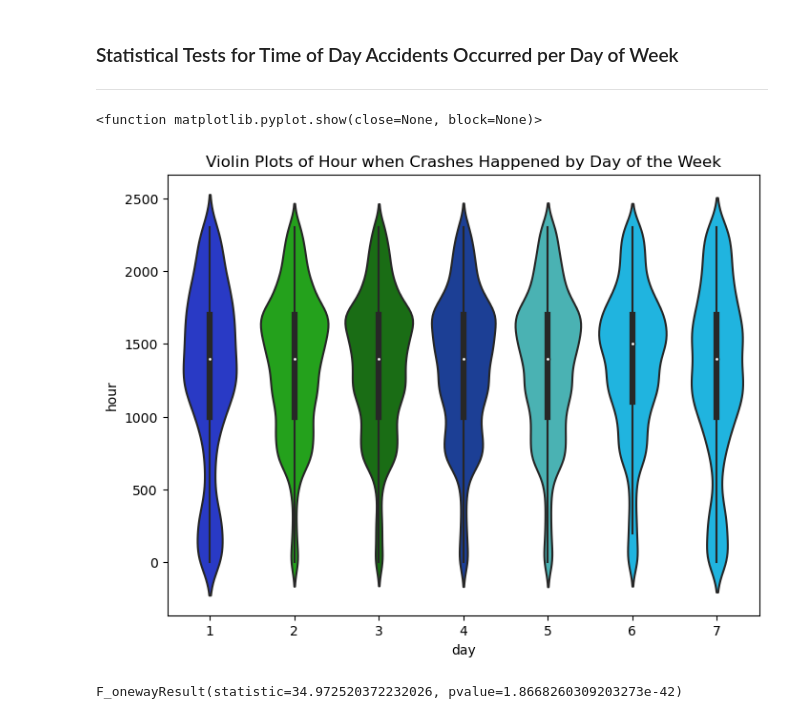
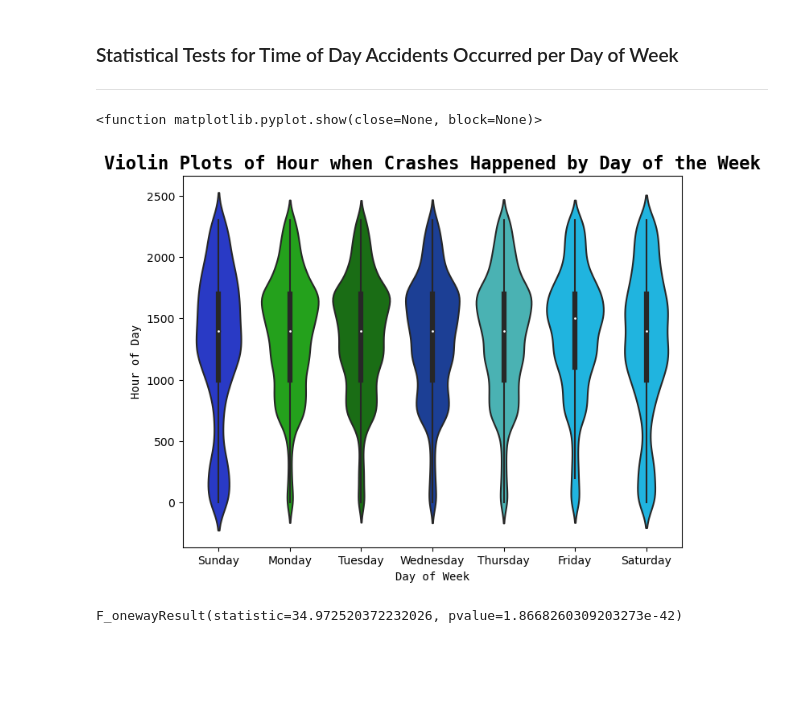
Before and after one commit to martabaker/ds-project-1-group-11, a Jupyter notebook: Regression/Statistical Tests.ipynb, the cells around one changed output. Cells and saved outputs as stored; diff of their text form; code cells hidden in the pictures; blank space fills up the shorter version.

Commit message:
Finished making charts pretty

```diff
--- a/Regression/Statistical Tests.ipynb
+++ b/Regression/Statistical Tests.ipynb
@@ -36,14 +34,20 @@ df = df.drop("index", axis=1)
 # %%
+# Violin Plots showing distribution
 plt.figure(figsize=(8,6))
-sns.violinplot(data=df,
+ax = sns.violinplot(data=df,
                x="day",
                y="hour",
               palette=["#0f26df", "#10b706", "#0d7b07", "#0837a9", "#38c3c4", "#00c6ff", "#00c6ff"])
-plt.title("Violin Plots of Hour when Crashes Happened by Day of the Week")
+ax.set_xticklabels(["Sunday", "Monday", "Tuesday", "Wednesday", "Thursday", "Friday", "Saturday"])
+
+plt.title("Violin Plots of Hour when Crashes Happened by Day of the Week", fontweight="bold", fontsize=16, fontfamily="monospace")
+plt.xlabel("Day of Week", fontfamily="monospace")
+plt.ylabel("Hour of Day", fontfamily="monospace")
+
 plt.show
 # %% [output]
 <function matplotlib.pyplot.show(close=None, block=None)>
-[figure, old version]
+[figure, new version]
 # %%
 # Extract day of week
 sun=df.loc[df.day == 1, "hour"]
```
Also changed, not shown: parts of 1 cell of this notebook, 2 other files.
